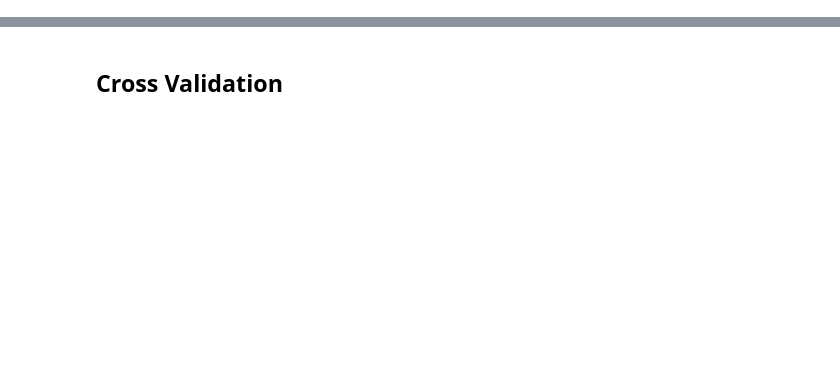
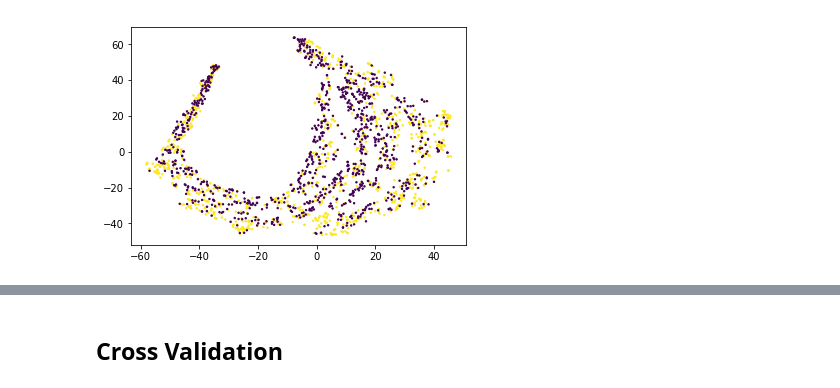
Before and after one commit to rkhass/Research, a Jupyter notebook: Catboost.ipynb, the cells around one changed output, grey strips where cells are left out. Cells and saved outputs as stored; diff of their text form; code cells hidden in the pictures; blank space fills up the shorter version.

```diff
--- a/Catboost.ipynb
+++ b/Catboost.ipynb
@@ -126,0 +134,6 @@ Wall time: 7.71 s
+# %%
+%%time
+k=2000
+X_trans = TSNE(n_components=2).fit_transform(test_df.drop(['ID', 'target'], axis=1).iloc[:k])
+plt.scatter(*X_trans.T, c=test_df.target[:k], s=2)
+# %% [output]
@@ -126,0 +142 @@ Wall time: 7.71 s
+[figure, added]
```
Also changed, not shown: parts of 21 cells of this notebook, 3 other files.
